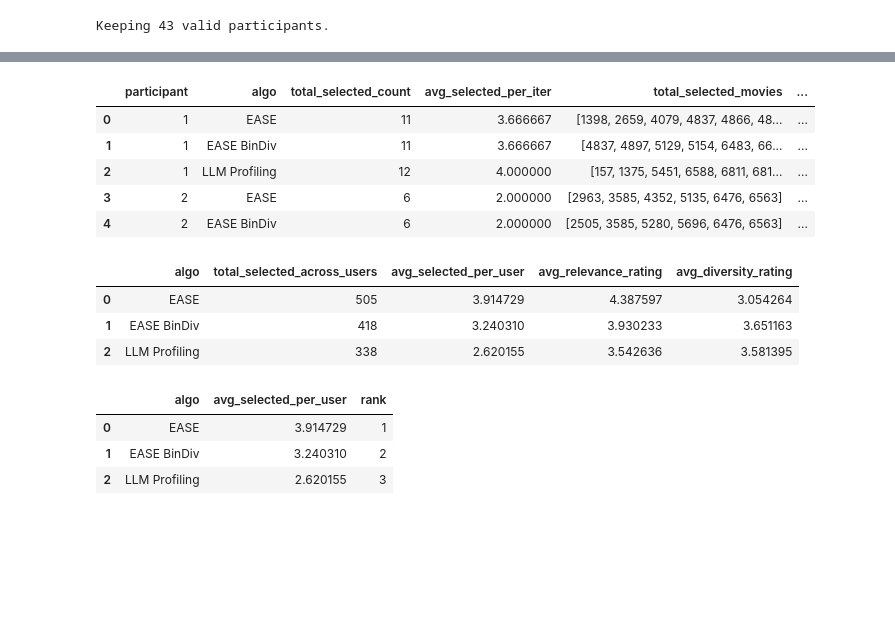
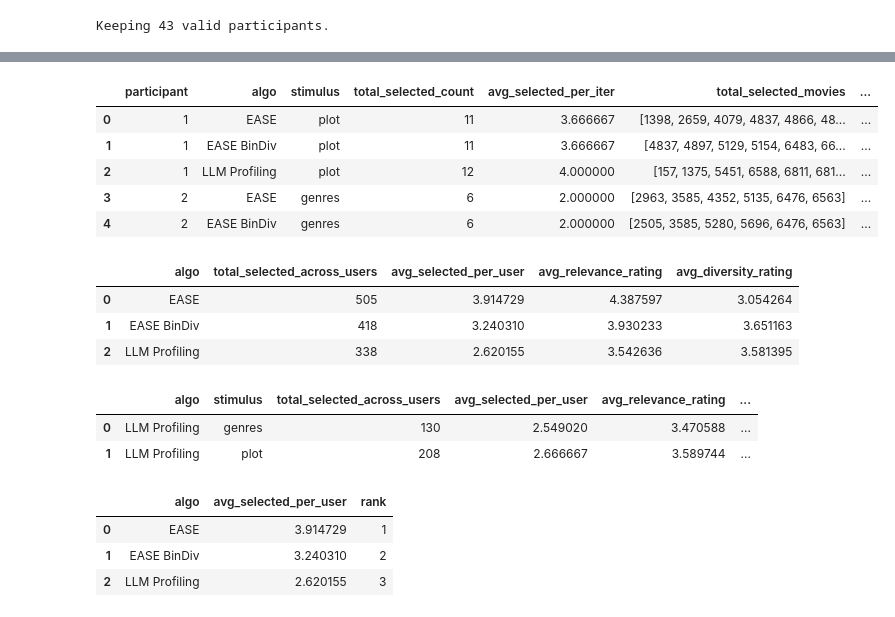
Before and after one commit to RichardFedak/llm-diversity, a Jupyter notebook: experiment/EasyStudy/reporting/report.ipynb, the cells around one changed output, grey strips where cells are left out. Saved outputs shown, nothing was run; the diff lists cells and outputs as text; code cells hidden in the pictures; blank space fills up the shorter version.

```diff
--- a/experiment/EasyStudy/reporting/report.ipynb
+++ b/experiment/EasyStudy/reporting/report.ipynb
@@ -246,3 +246,6 @@ div_df.head(5)
 | 2 | 192 | 4 | diversity-perception-ended | 2025-07-13 16:21:01.317508 | {"sim_genres": [{"rating": 3, "ge... | 0.133235 | plot | ... |
 | 3 | 515 | 5 | diversity-perception-ended | 2025-07-13 16:26:07.932201 | {"sim_genres": [{"rating": 3, "ge... | -1.009455 | genres | ... |
 | 4 | 567 | 6 | diversity-perception-ended | 2025-07-13 16:32:12.875247 | {"sim_genres": [{"rating": 4, "ge... | 0.555714 | plot | ... |
+# %%
+id_stimulus_mapping = div_df[['participation', 'stimulus_label']]
+id_stimulus_mapping.head()
@@ -461,5 +472,9 @@ per_iter_df['algo'] = per_iter_df['algo'].replace({
     'Method 3': 'LLM Profiling'
 })
 
+mapping_dict = dict(zip(id_stimulus_mapping['participation'], id_stimulus_mapping['stimulus_label']))
+per_iter_df['stimulus'] = per_iter_df['participant'].map(mapping_dict)
+
+
 per_iter_df.head(12)
 # %% [output]
@@ -540,28 +672,28 @@ plt.show()
 # %%
 def union_lists(list_of_lists):
     return sorted({m for sub in list_of_lists for m in sub})
 
 user_totals = (
     per_iter_df
-      .groupby(["participant", "algo"])
+      .groupby(["participant", "algo", "stimulus"])
       .agg(
           total_selected_count = ("selected_count", "sum"),
           avg_selected_per_iter = ("selected_count", "mean"),
           total_selected_movies = ("selected_movies", union_lists),
           avg_relevance_rating = ("relevance_rating", "mean"),
           avg_diversity_rating = ("diversity_rating", "mean")
       )
       .reset_index()
 )
 
 user_totals.head()
 # %% [output]
-|  | participant | algo | total_selected_count | avg_selected_per_iter | total_selected_movies | ... |
-| 0 | 1 | EASE | 11 | 3.666667 | [1398, 2659, 4079, 4837, 4866, 48... | ... |
-| 1 | 1 | EASE BinDiv | 11 | 3.666667 | [4837, 4897, 5129, 5154, 6483, 66... | ... |
-| 2 | 1 | LLM Profiling | 12 | 4.000000 | [157, 1375, 5451, 6588, 6811, 681... | ... |
-| 3 | 2 | EASE | 6 | 2.000000 | [2963, 3585, 4352, 5135, 6476, 6563] | ... |
-| 4 | 2 | EASE BinDiv | 6 | 2.000000 | [2505, 3585, 5280, 5696, 6476, 6563] | ... |
+|  | participant | algo | stimulus | total_selected_count | avg_selected_per_iter | total_selected_movies | ... |
+| 0 | 1 | EASE | plot | 11 | 3.666667 | [1398, 2659, 4079, 4837, 4866, 48... | ... |
+| 1 | 1 | EASE BinDiv | plot | 11 | 3.666667 | [4837, 4897, 5129, 5154, 6483, 66... | ... |
+| 2 | 1 | LLM Profiling | plot | 12 | 4.000000 | [157, 1375, 5451, 6588, 6811, 681... | ... |
+| 3 | 2 | EASE | genres | 6 | 2.000000 | [2963, 3585, 4352, 5135, 6476, 6563] | ... |
+| 4 | 2 | EASE BinDiv | genres | 6 | 2.000000 | [2505, 3585, 5280, 5696, 6476, 6563] | ... |
 # %%
 overall_totals = (
     per_iter_df
@@ -581,6 +713,24 @@ overall_totals
 | 0 | EASE | 505 | 3.914729 | 4.387597 | 3.054264 |
 | 1 | EASE BinDiv | 418 | 3.240310 | 3.930233 | 3.651163 |
 | 2 | LLM Profiling | 338 | 2.620155 | 3.542636 | 3.581395 |
+# %%
+llm_totals = (
+    per_iter_df[per_iter_df['algo'] == 'LLM Profiling']
+      .groupby(['algo', 'stimulus'])
+      .agg(
+          total_selected_across_users = ("selected_count", "sum"),
+          avg_selected_per_user = ("selected_count", "mean"),
+          avg_relevance_rating = ("relevance_rating", "mean"),
+          avg_diversity_rating = ("diversity_rating", "mean")
+      )
+      .reset_index()
+)
+
+llm_totals
+# %% [output]
+|  | algo | stimulus | total_selected_across_users | avg_selected_per_user | avg_relevance_rating | ... |
+| 0 | LLM Profiling | genres | 130 | 2.549020 | 3.470588 | ... |
+| 1 | LLM Profiling | plot | 208 | 2.666667 | 3.589744 | ... |
 # %%
 overall_totals_sorted_selected = (
     overall_totals[["algo", "avg_selected_per_user"]]
```
Also changed, not shown: parts of 8 cells of this notebook.
